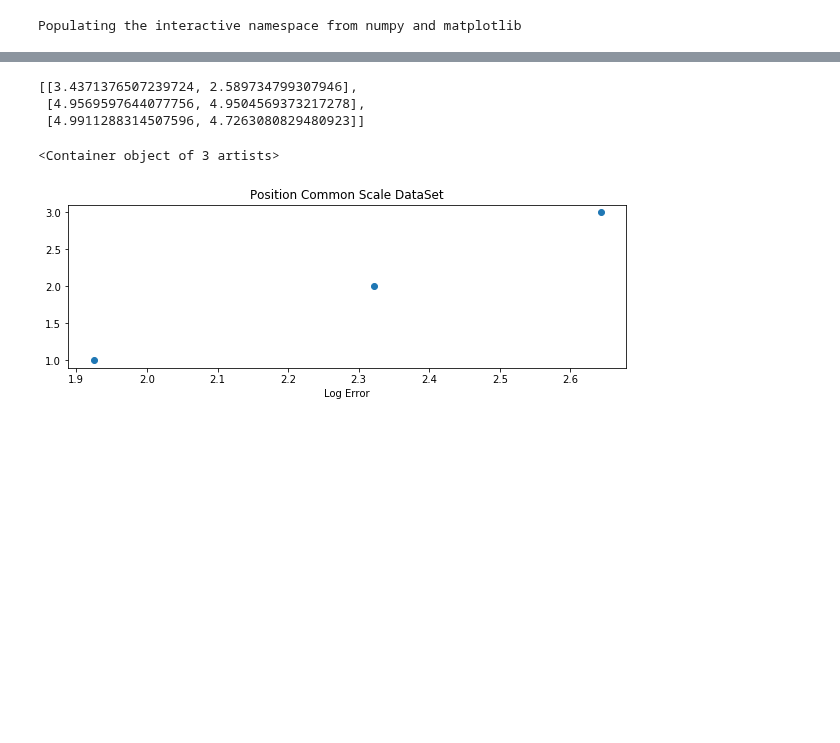
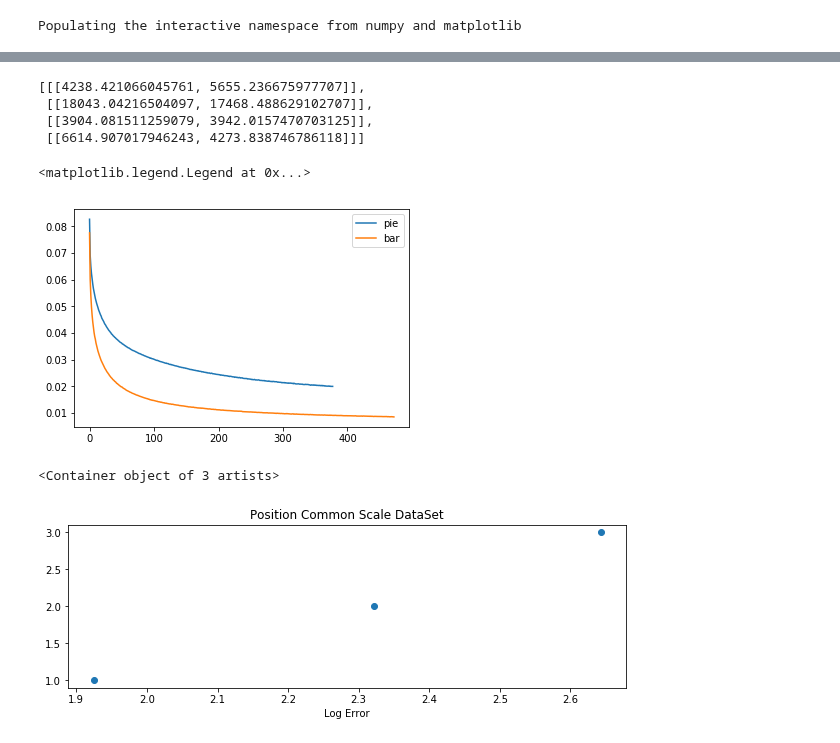
Before and after one commit to Rhoana/perception, a Jupyter notebook: IPY/Figure3_Debug.ipynb, the cells around one changed output, grey strips where cells are left out. Cells and saved outputs as stored; diff of their text form; code cells hidden in the pictures; blank space fills up the shorter version.

```diff
--- a/IPY/Figure3_Debug.ipynb
+++ b/IPY/Figure3_Debug.ipynb
@@ -52,0 +56,26 @@ for i,c in enumerate(classifiers):
+# %%
+experiment = 'C.Figure3.data_to_piechart'
+e_dir = os.path.join(RESULTS_DIR, experiment)
+datasets = sorted(os.listdir(e_dir))
+
+pie_stats = [None]*4
+
+classifiers = ['MLP', 'LeNet', 'VGG19', 'XCEPTION']
+for i,c in enumerate(classifiers):
+
+    pie_stats[i] = []
+    c_dir = os.path.join(e_dir, c)
+
+    stats_files = ['01_noise.p', '02_noise.p']#glob.glob(os.path.join(d_dir, c)+'/*.p')
+    stats_per_c = []
+
+    for s in stats_files:
+
+        with open(os.path.join(c_dir)+'/'+s, 'r') as f:
+            stats = pickle.load(f)
+        stats_per_c.append(stats)
+#         print stats['time']
+
+    pie_stats[i].append(stats_per_c)
+
+#         print d, c, np.mean([stats1['MLAE'], stats2['MLAE']])
@@ -68,9 +257,17 @@ results
-# %%
-results[0]
-# %% [output]
-[[3.4371376507239724, 2.589734799307946],
- [4.9569597644077756, 4.9504569373217278],
- [4.9911288314507596, 4.7263080829480923]]
+# %%
+all_times
+# %% [output]
+[[[4238.421066045761, 5655.236675977707]],
+ [[18043.04216504097, 17468.488629102707]],
+ [[3904.081511259079, 3942.0157470703125]],
+ [[6614.907017946243, 4273.838746786118]]]
+# %%
+plot(stats['loss'], label='pie')
+plot(stats2['loss'], label='bar')
+plt.legend()
+# %% [output]
+<matplotlib.legend.Legend at 0x...>
+[figure, added]
 # %%
 
 plt.figure(figsize=(10,3))
```
Also changed, not shown: parts of 7 cells of this notebook, 4 other files.
